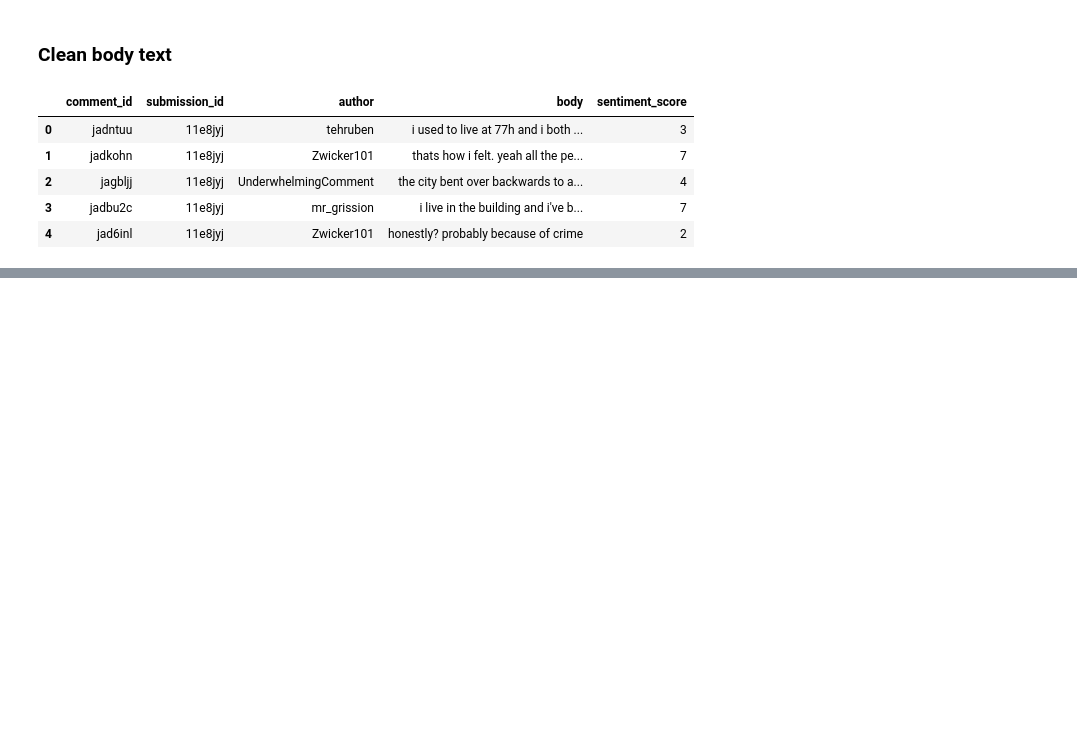
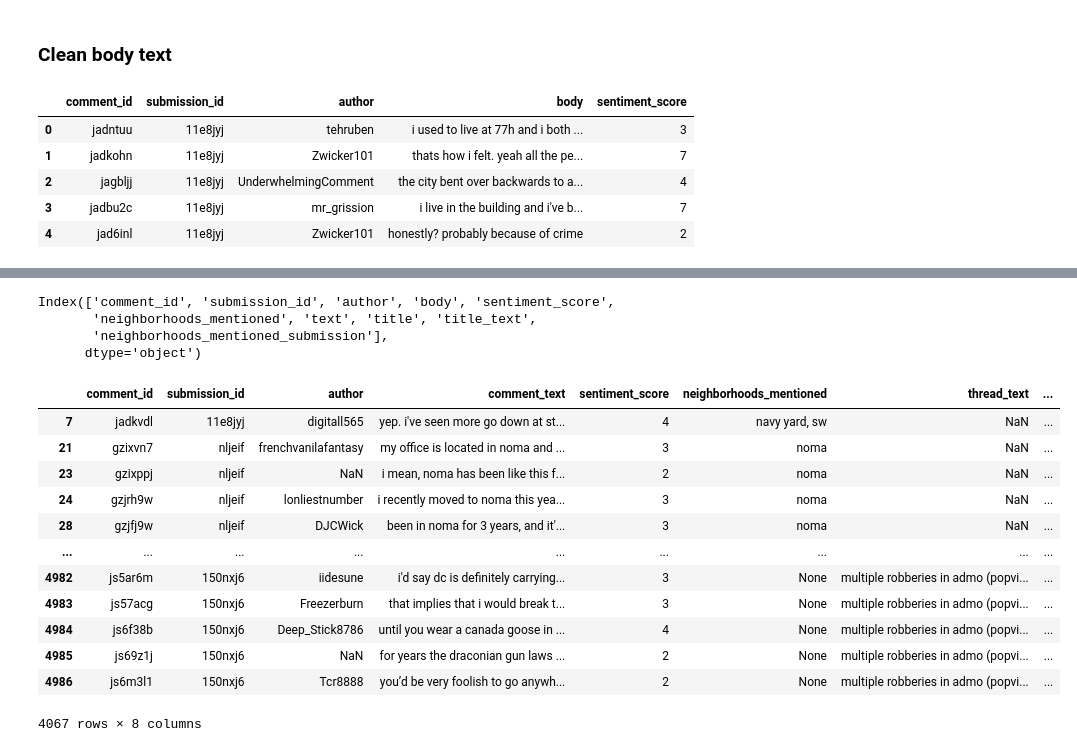
Before and after one commit to rebeccalwagner/PPOL_5203_FinalProject, a Jupyter notebook: files/analysis/neighborhood_matching.ipynb, the cells around one changed output, grey strips where cells are left out. Drawn from its saved outputs; the diff is of its cells as text; code cells hidden in the pictures; blank space fills up the shorter version.

```diff
--- a/files/analysis/neighborhood_matching.ipynb
+++ b/files/analysis/neighborhood_matching.ipynb
@@ -117,0 +176,3 @@ coded_selected_columns[[isinstance(x, type(None)) for x in coded_selected_column
+# %%
+merge_threads_neighborhoods = merge_threads[merge_threads["neighborhoods_mentioned_submission"].apply(lambda x: x is not None)]
+merge_threads_neighborhoods.head()
@@ -117,0 +204,29 @@ coded_selected_columns[[isinstance(x, type(None)) for x in coded_selected_column
+# %%
+all_neighborhood_data = pd.concat([yes_neighborhoods,merge_threads_neighborhoods])
+# %%
+all_neighborhood_data.columns
+# %% [output]
+Index(['comment_id', 'submission_id', 'author', 'body', 'sentiment_score',
+       'neighborhoods_mentioned', 'text', 'title', 'title_text',
+       'neighborhoods_mentioned_submission'],
+      dtype='object')
+# %%
+all_neighborhood_data = all_neighborhood_data.rename(columns={"body":"comment_text","title_text":"thread_text"})
+# %%
+all_neighborhood_data = all_neighborhood_data.drop(["text","title"],axis=1)
+# %%
+all_neighborhood_data
+# %% [output]
+|  | comment_id | submission_id | author | comment_text | sentiment_score | neighborhoods_mentioned | thread_text | ... |
+| 7 | jadkvdl | 11e8jyj | digitall565 | yep. i've seen more go down at st... | 4 | navy yard, sw | NaN | ... |
+| 21 | gzixvn7 | nljeif | frenchvanilafantasy | my office is located in noma and ... | 3 | noma | NaN | ... |
+| 23 | gzixppj | nljeif | NaN | i mean, noma has been like this f... | 2 | noma | NaN | ... |
+| 24 | gzjrh9w | nljeif | lonliestnumber | i recently moved to noma this yea... | 3 | noma | NaN | ... |
+| 28 | gzjfj9w | nljeif | DJCWick | been in noma for 3 years, and it'... | 3 | noma | NaN | ... |
+| ... | ... | ... | ... | ... | ... | ... | ... | ... |
+| 4982 | js5ar6m | 150nxj6 | iidesune | i'd say dc is definitely carrying... | 3 | None | multiple robberies in admo (popvi... | ... |
+| 4983 | js57acg | 150nxj6 | Freezerburn | that implies that i would break t... | 3 | None | multiple robberies in admo (popvi... | ... |
+| 4984 | js6f38b | 150nxj6 | Deep_Stick8786 | until you wear a canada goose in ... | 4 | None | multiple robberies in admo (popvi... | ... |
+| 4985 | js69z1j | 150nxj6 | NaN | for years the draconian gun laws ... | 2 | None | multiple robberies in admo (popvi... | ... |
+| 4986 | js6m3l1 | 150nxj6 | Tcr8888 | you’d be very foolish to go anywh... | 2 | None | multiple robberies in admo (popvi... | ... |
+4067 rows × 8 columns
```
Also changed, not shown: parts of 21 cells of this notebook.
